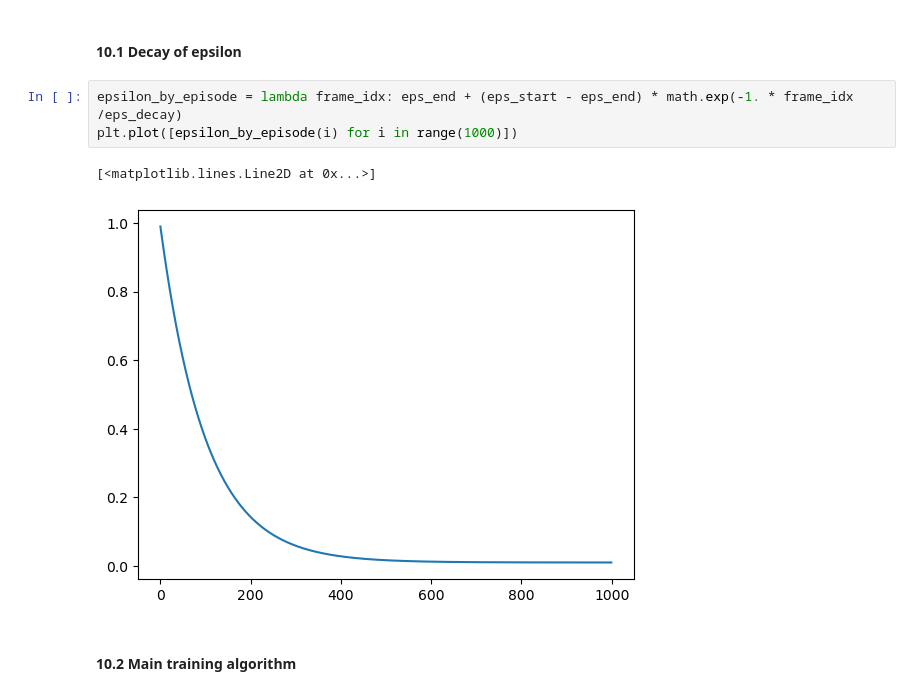
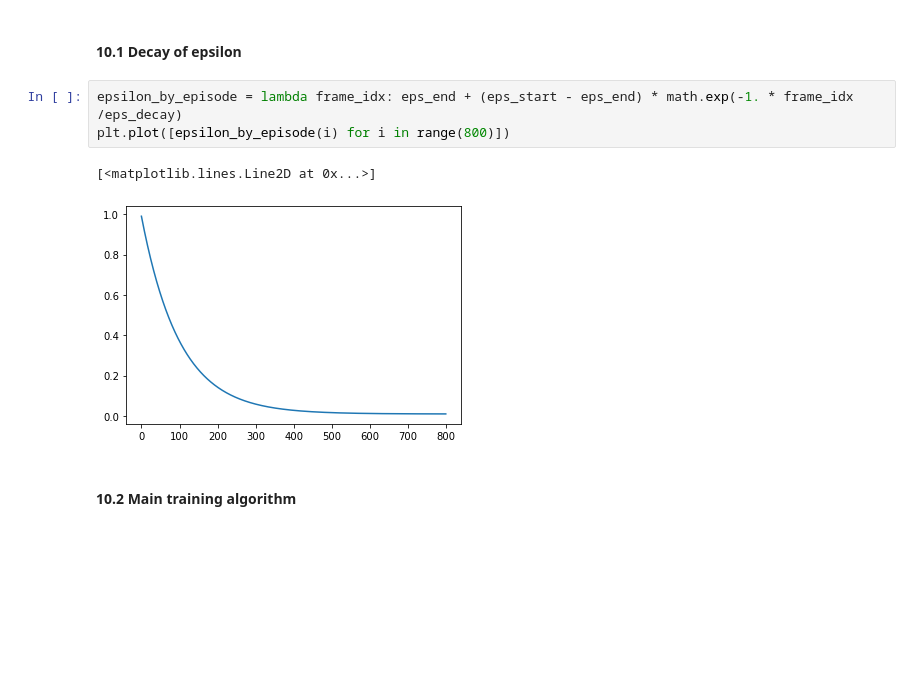
Before and after one commit to Mario-16180/AI701Project_MNM_RL, a Jupyter notebook: main.ipynb, the cells around one changed output. Drawn from its saved outputs; the diff is of its cells as text; blank space fills up the shorter version.

```diff
--- a/main.ipynb
+++ b/main.ipynb
@@ -371,10 +406,10 @@ False
 #### 10.1 Decay of epsilon
 # %%
 epsilon_by_episode = lambda frame_idx: eps_end + (eps_start - eps_end) * math.exp(-1. * frame_idx /eps_decay)
-plt.plot([epsilon_by_episode(i) for i in range(1000)])
+plt.plot([epsilon_by_episode(i) for i in range(800)])
 # %% [output]
 [<matplotlib.lines.Line2D at 0x...>]
-[figure, old version]
+[figure, new version]
 # %% [markdown]
 #### 10.2 Main training algorithm
 # %% [markdown]
```
Also changed, not shown: parts of 45 cells of this notebook.
